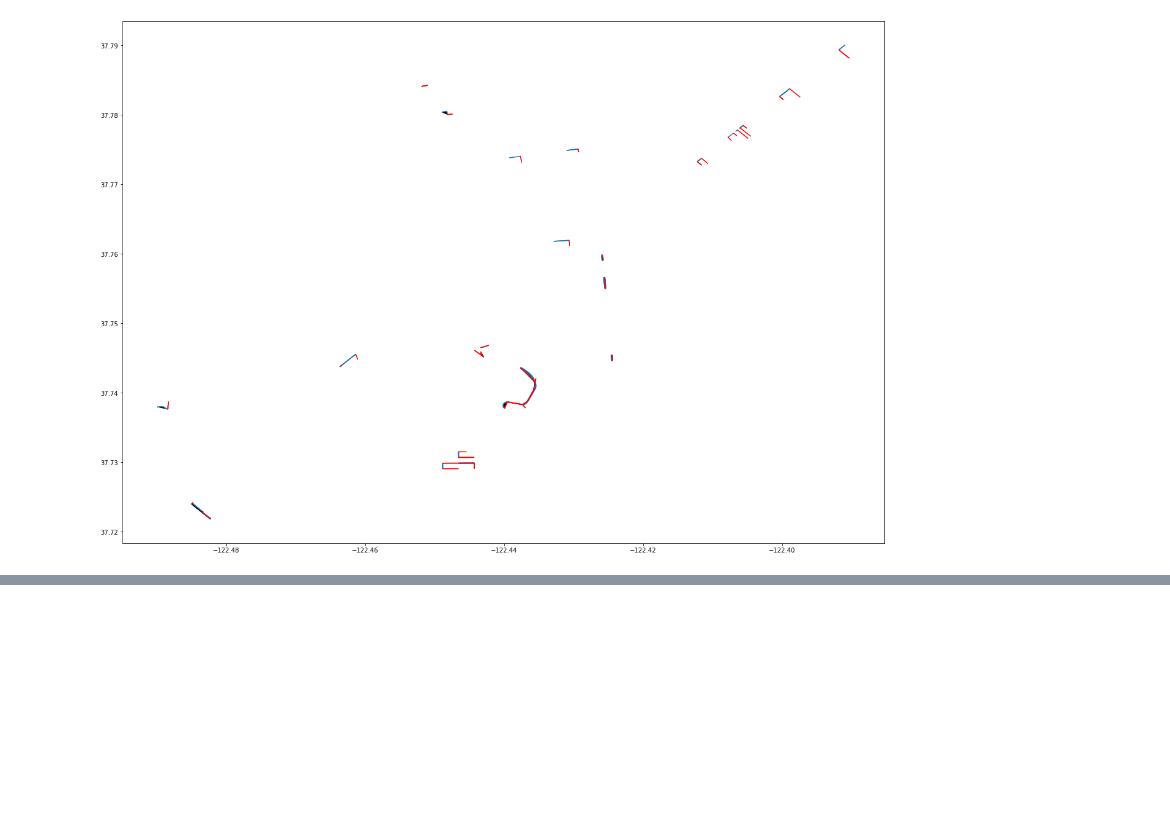
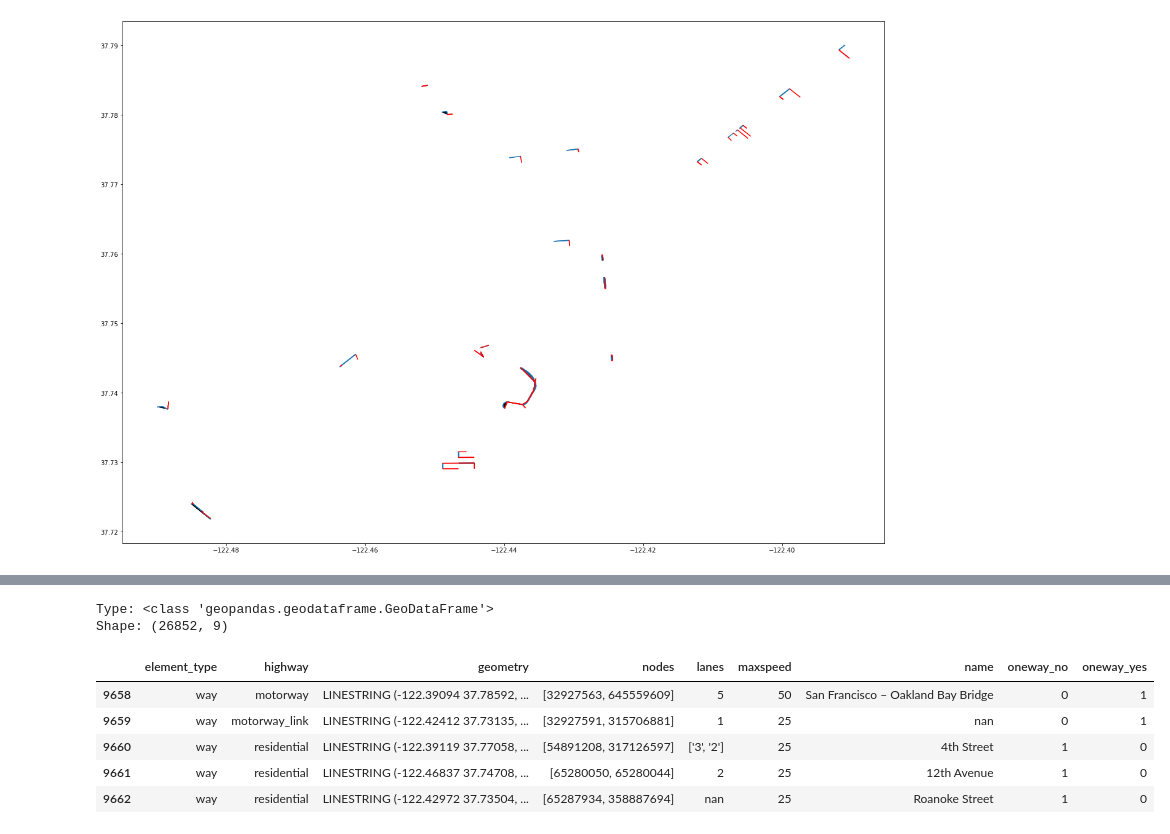
Before and after one commit to YgLK/data_engineering, a Jupyter notebook: ways_join.ipynb, the cells around one changed output, grey strips where cells are left out. Cells and saved outputs as stored; diff of their text form; code cells hidden in the pictures; blank space fills up the shorter version.

```diff
--- a/ways_join.ipynb
+++ b/ways_join.ipynb
@@ -370,0 +390,13 @@ plt.tight_layout()
+# %%
+print("Type:", type(ways))
+print("Shape:", ways.shape)
+ways.head()
+# %% [output]
+Type: <class 'geopandas.geodataframe.GeoDataFrame'>
+Shape: (26852, 9)
+|  | element_type | highway | geometry | nodes | lanes | maxspeed | name | oneway_no | oneway_yes |
+| 9658 | way | motorway | LINESTRING (-122.39094 37.78592, ... | [32927563, 645559609] | 5 | 50 | San Francisco – Oakland Bay Bridge | 0 | 1 |
+| 9659 | way | motorway_link | LINESTRING (-122.42412 37.73135, ... | [32927591, 315706881] | 1 | 25 | nan | 0 | 1 |
+| 9660 | way | residential | LINESTRING (-122.39119 37.77058, ... | [54891208, 317126597] | ['3', '2'] | 25 | 4th Street | 1 | 0 |
+| 9661 | way | residential | LINESTRING (-122.46837 37.74708, ... | [65280050, 65280044] | 2 | 25 | 12th Avenue | 1 | 0 |
+| 9662 | way | residential | LINESTRING (-122.42972 37.73504, ... | [65287934, 358887694] | nan | 25 | Roanoke Street | 1 | 0 |
```
Also changed, not shown: parts of 14 cells of this notebook.
